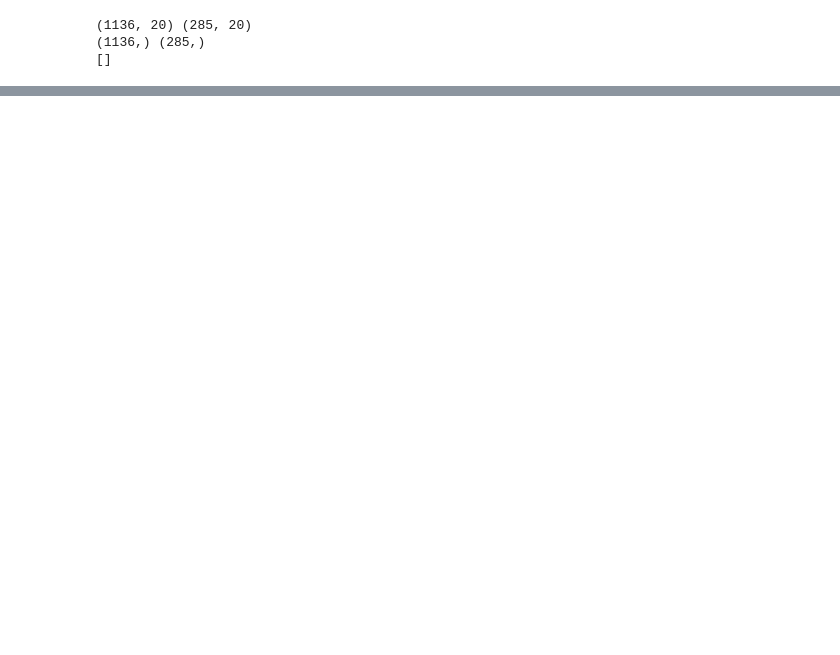
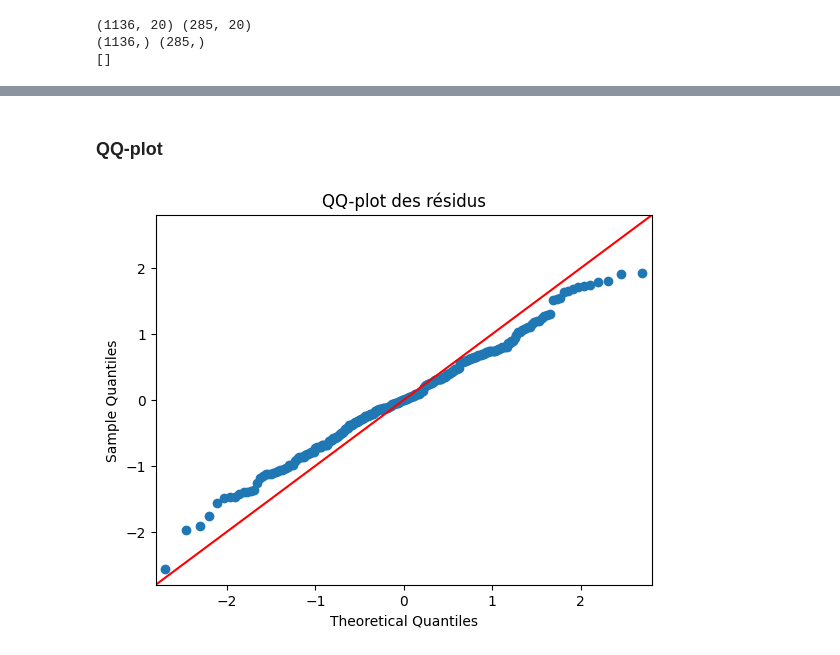
Before and after one commit to Ben10-som/ML-prediction-CO2, a Jupyter notebook: notebooks/06_modeling_pipeline.ipynb, the cells around one changed output, grey strips where cells are left out. Drawn from its saved outputs; the diff is of its cells as text; code cells hidden in the pictures; blank space fills up the shorter version.

Commit message:
model: R2=0.7 - analyse et qqplot

```diff
--- a/notebooks/06_modeling_pipeline.ipynb
+++ b/notebooks/06_modeling_pipeline.ipynb
@@ -491,0 +506,9 @@ Explained Variance: 0.0552
+# %% [markdown]
+### QQ-plot
+# %%
+import statsmodels.api as sm
+sm.qqplot(residuals, line="45")
+plt.title("QQ-plot des résidus")
+plt.show()
+# %% [output]
+[figure, added]
```
Also changed, not shown: parts of 18 cells of this notebook.
